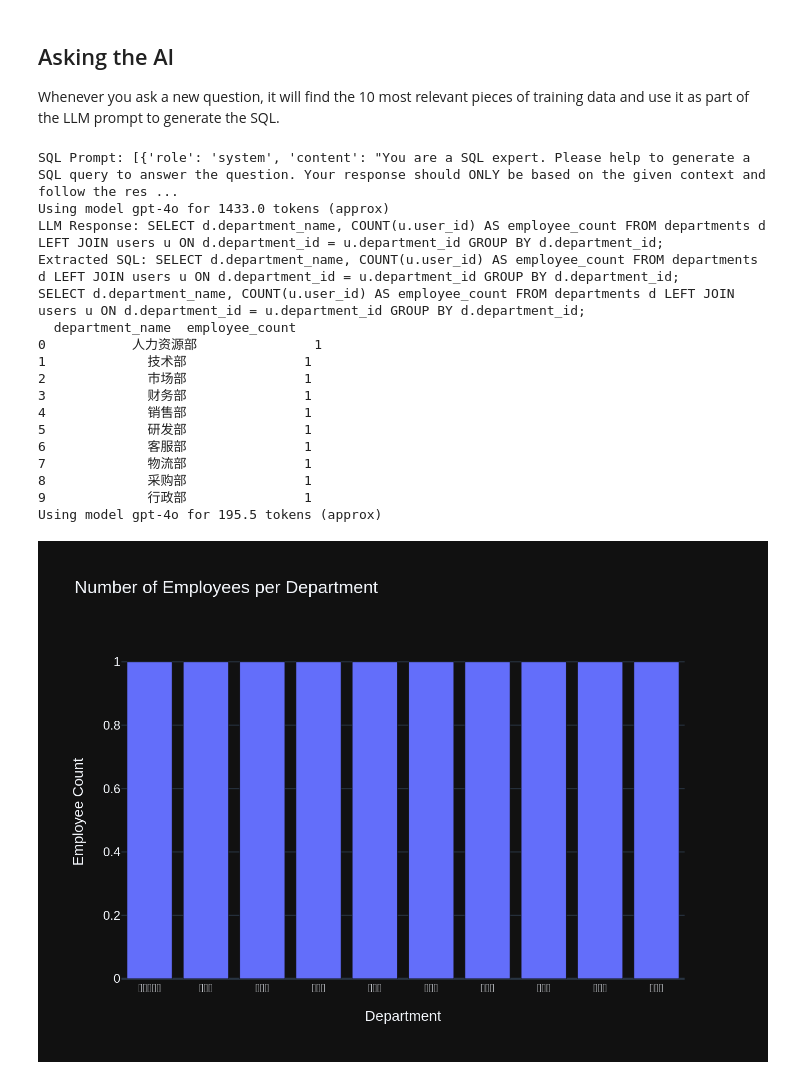
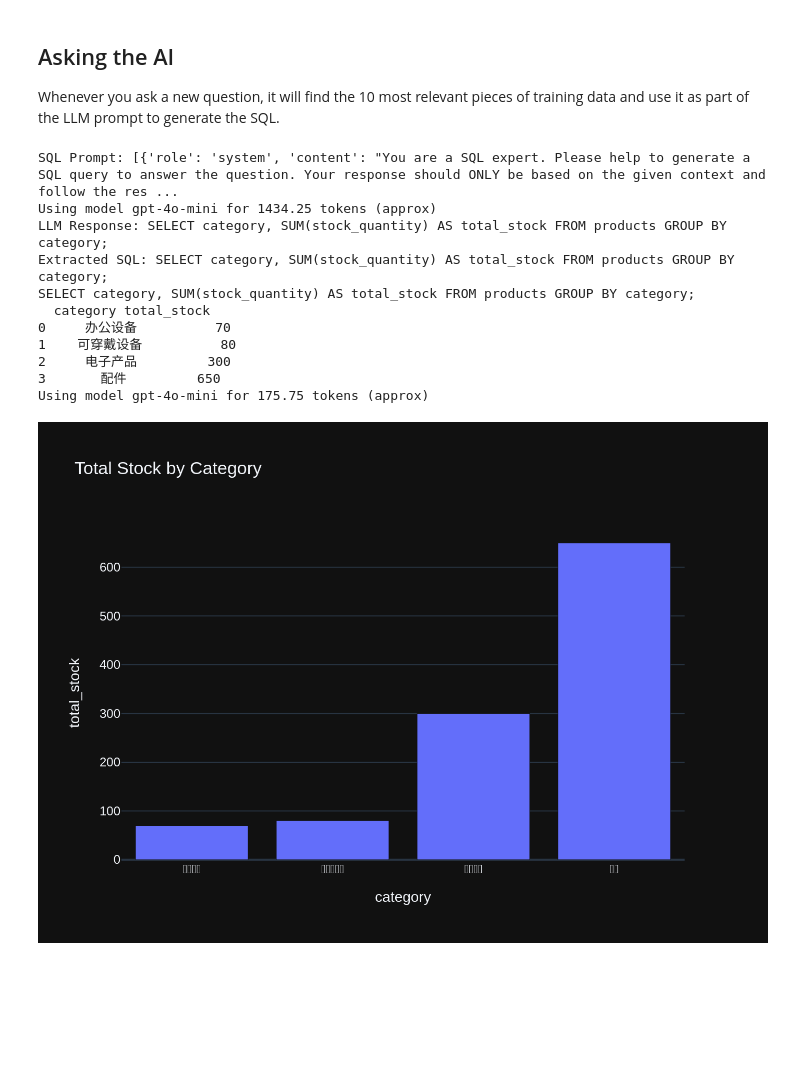
Before and after one commit to a812086325/vanna-test-demo, a Jupyter notebook: mysql-openai-standard-qdrant.ipynb, the cells around one changed output. Cells and saved outputs as stored; diff of their text form; code cells hidden in the pictures; blank space fills up the shorter version.

```diff
--- a/mysql-openai-standard-qdrant.ipynb
+++ b/mysql-openai-standard-qdrant.ipynb
@@ -35,7 +35,7 @@ class MyVanna(Qdrant_VectorStore, OpenAI_Chat):
 # 配置信息
 api_key = "sk-pH3LeinCFI54OlJI238c014eE8D64a0f882cA285375d72A3"
 base_url = "https://api.juheai.top/v1"
-model_name = "gpt-4o"
+model_name = "gpt-4o-mini"
 
 # 初始化Qdrant客户端
 config = {
@@ -116,23 +116,17 @@ vn.remove_training_data(id='1-ddl')
 ## Asking the AI
 Whenever you ask a new question, it will find the 10 most relevant pieces of training data and use it as part of the LLM prompt to generate the SQL.
 # %%
-vn.ask(question="每个部门有多少员工？")
+vn.ask(question="按类别统计所有商品的库存总量。",allow_llm_to_see_data=True)
 # %% [output]
 SQL Prompt: [{'role': 'system', 'content': "You are a SQL expert. Please help to generate a SQL query to answer the question. Your response should ONLY be based on the given context and follow the res ...
-Using model gpt-4o for 1433.0 tokens (approx)
-LLM Response: SELECT d.department_name, COUNT(u.user_id) AS employee_count FROM departments d LEFT JOIN users u ON d.department_id = u.department_id GROUP BY d.department_id;
-Extracted SQL: SELECT d.department_name, COUNT(u.user_id) AS employee_count FROM departments d LEFT JOIN users u ON d.department_id = u.department_id GROUP BY d.department_id;
-SELECT d.department_name, COUNT(u.user_id) AS employee_count FROM departments d LEFT JOIN users u ON d.department_id = u.department_id GROUP BY d.department_id;
-  department_name  employee_count
-0           人力资源部               1
-1             技术部               1
-2             市场部               1
-3             财务部               1
-4             销售部               1
-5             研发部               1
-6             客服部               1
-7             物流部               1
-8             采购部               1
-9             行政部               1
-Using model gpt-4o for 195.5 tokens (approx)
+Using model gpt-4o-mini for 1434.25 tokens (approx)
+LLM Response: SELECT category, SUM(stock_quantity) AS total_stock FROM products GROUP BY category;
+Extracted SQL: SELECT category, SUM(stock_quantity) AS total_stock FROM products GROUP BY category;
+SELECT category, SUM(stock_quantity) AS total_stock FROM products GROUP BY category;
+  category total_stock
+0     办公设备          70
+1    可穿戴设备          80
+2     电子产品         300
+3       配件         650
+Using model gpt-4o-mini for 175.75 tokens (approx)
-[figure, old version]
+[figure, new version]
```
Also changed, not shown: parts of 3 cells of this notebook.
